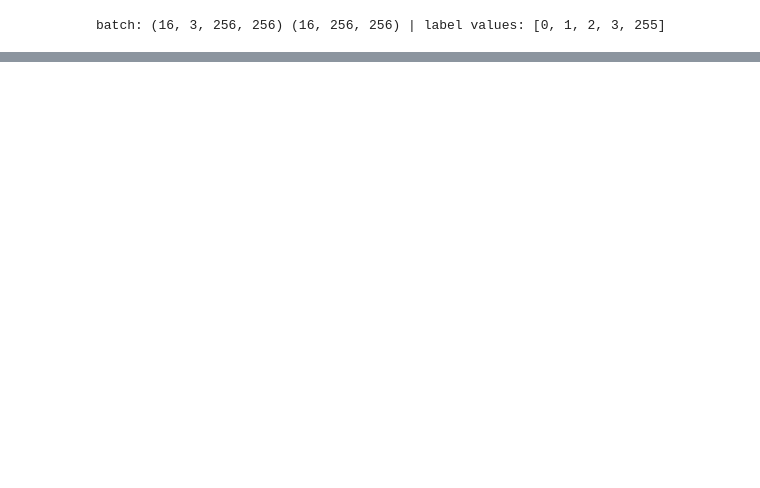
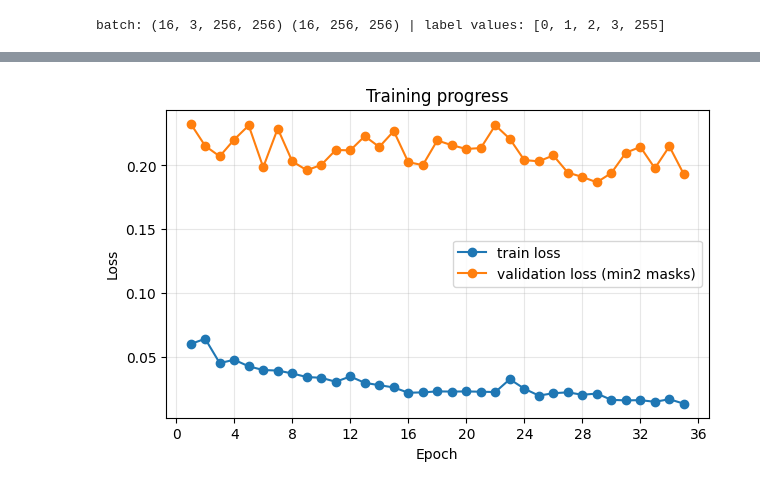
Before and after one commit to smantsai/mlsn-group-5, a Jupyter notebook: MLSN_Group_5.ipynb, the cells around one changed output, grey strips where cells are left out. Drawn from its saved outputs; the diff is of its cells as text; code cells hidden in the pictures; blank space fills up the shorter version.

Commit message:
change model to train from previous trainings

```diff
--- a/MLSN_Group_5.ipynb
+++ b/MLSN_Group_5.ipynb
@@ -600,0 +507,96 @@ Copied model checkpoint successfully to Google Drive under '/MarsSegmentation/'
+# %%
+# Cell 4: Train, with a loss graph that updates after every epoch
+import json
+import matplotlib.pyplot as plt
+
+# added: folder on Drive where this run's files are saved
+assert os.path.isdir("/content/drive/MyDrive"), "Google Drive isn't mounted. Run the mount cell first."
+DRIVE_DIR = "/content/drive/MyDrive/MarsSegmentation"
+os.makedirs(DRIVE_DIR, exist_ok=True)
+BEST = f"{DRIVE_DIR}/deeplabv3_smp_best.pt"
+# added
+HIST = f"{DRIVE_DIR}/deeplabv3_smp_history.json"  # to continue graph
+best_val = float("inf")  # later store an actual value
+train_losses, val_losses, log = [], [], []
+RESUME = True
+
+# added: validation as a function
+def validate():
+    model.eval()
+    total, n = 0.0, 0
+    with torch.no_grad():
+        for x, y in val_dl:
+            x, y = x.to(device), y.to(device)
+            loss = cce(model(x), y).item()
+            if np.isfinite(loss):
+                total += loss * x.size(0)
+                n += x.size(0)
+    return total / max(n, 1)
+
+# added: load the previous best loss
+if RESUME and os.path.exists(BEST):
+    model.load_state_dict(torch.load(BEST, map_location=device))
+    best_val = validate()
+    print(f"Resumed from {BEST} | its validation loss: {best_val:.4f}")
+    if os.path.exists(HIST):
+        h = json.load(open(HIST))
+        train_losses, val_losses = h["train"], h["val"]
+        log = [f"epoch {i + 1:02d} | train loss {t:.4f} | val loss {v:.4f}"
+               for i, (t, v) in enumerate(zip(train_losses, val_losses))]
+elif RESUME:
+    print("No saved model found, training from scratch.")
+
+def plot_progress():
+    clear_output(wait=True)
+    epochs = range(1, len(train_losses) + 1)
+    plt.figure(figsize=(7, 4))
+    plt.plot(epochs, train_losses, marker="o", label="train loss")
+    plt.plot(epochs, val_losses, marker="o", label="validation loss (min2 masks)")
+    plt.xlabel("Epoch")
+    plt.ylabel("Loss")
+    plt.title("Training progress")
+    plt.gca().xaxis.set_major_locator(MaxNLocator(integer=True))
+    plt.grid(alpha=0.3)
+    plt.legend()
+    plt.savefig(f"{DRIVE_DIR}/loss_curve.png", dpi=150, bbox_inches="tight")
+    plt.show()
+    print("\n".join(log))
+
+start = len(train_losses) + 1
+print("starting from epoch", start)
+for epoch in range(start, EPOCHS + start):
+    # train
+    model.train()
+    total, n = 0.0, 0
+    for x, y in train_dl:
+        x, y = x.to(device), y.to(device)
+        optimizer.zero_grad()
+        loss = cce(model(x), y)
+        loss.backward()
+        optimizer.step()
+        total += loss.item() * x.size(0)
+        n += x.size(0)
+    train_losses.append(total / n)
+
+    # validate on the min2 masks
+    val_losses.append(validate())
+
+    # save the model whenever validation loss hits a new low
+    flag = ""
+    if val_losses[-1] < best_val:
+        best_val = val_losses[-1]
+        torch.save(model.state_dict(), BEST)
+        flag = " *best*"
+
+    # added
+    json.dump({"train": train_losses, "val": val_losses}, open(HIST, "w"))
+
+    log.append(f"epoch {epoch:02d} | train loss {train_losses[-1]:.4f} | val loss {val_losses[-1]:.4f}{flag}")
+    plot_progress()
+
+# save the final epoch too, then reload the best epoch so the next cell scores it
+torch.save(model.state_dict(), f"{DRIVE_DIR}/deeplabv3_smp_last.pt")
+model.load_state_dict(torch.load(BEST, map_location=device))
+print(f"best val loss {best_val:.4f} | files saved to {DRIVE_DIR}")
+# %% [output]
+[figure, added]
```
Also changed, not shown: parts of 6 cells of this notebook.
